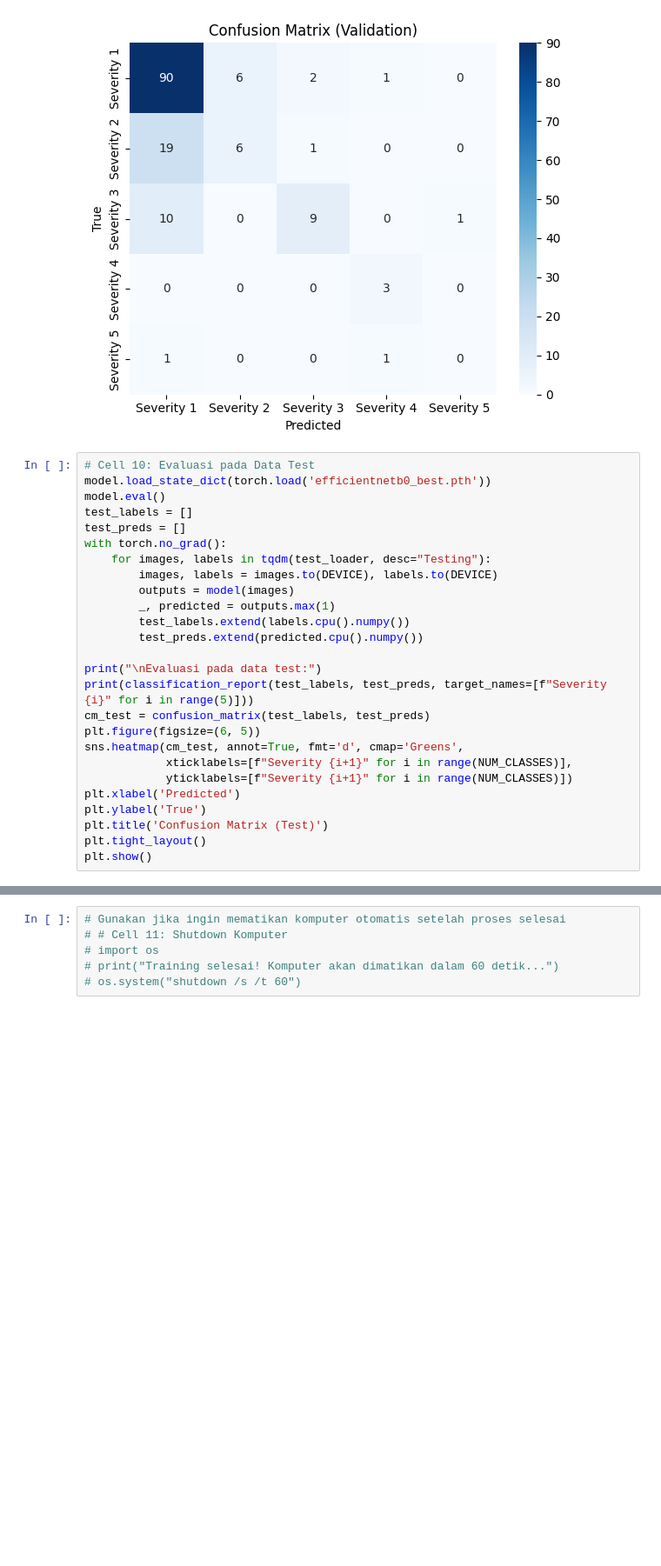
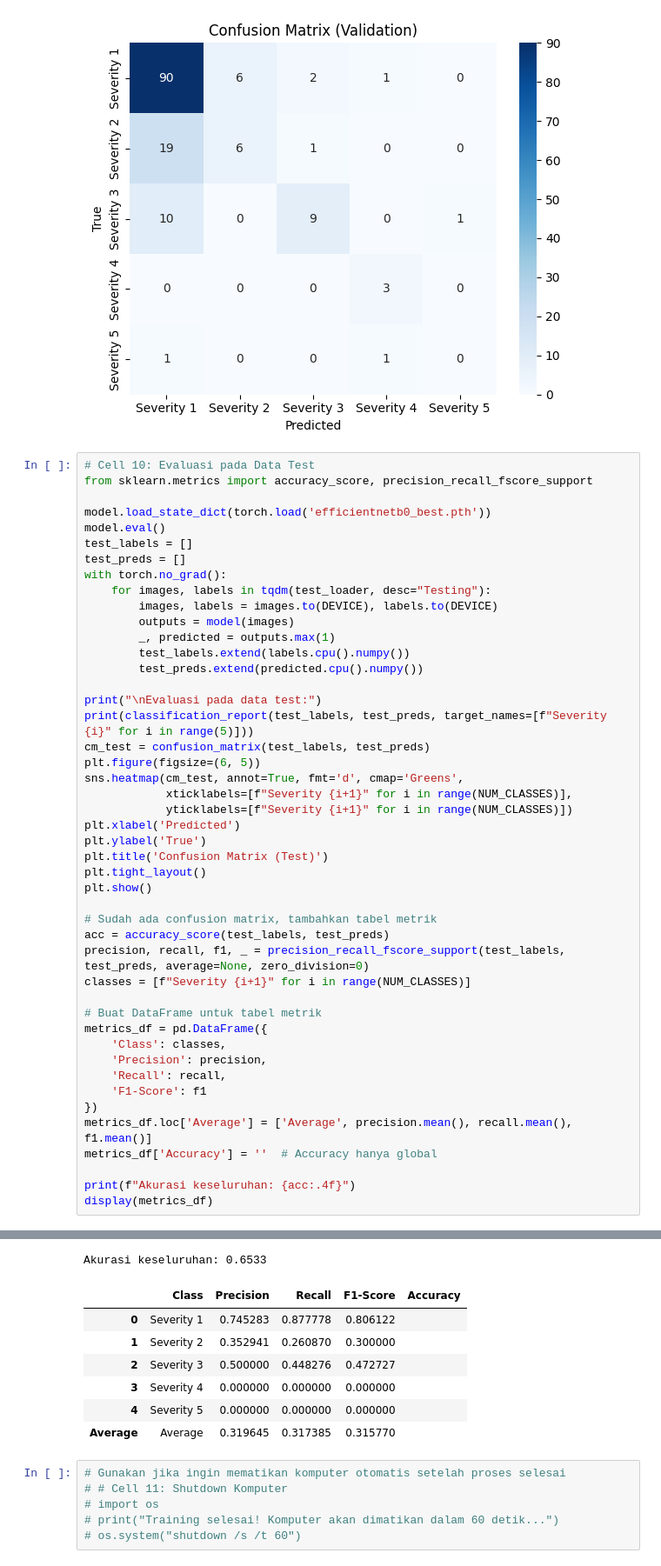
Before and after one commit to aryasetiap/dr-severity-efficientnetb0, a Jupyter notebook: efficientnet-b0.ipynb, the cells around one changed output, grey strips where cells are left out. Shown: that part at 87% size. Drawn from its saved outputs; the diff is of its cells as text; blank space fills up the shorter version.

```diff
--- a/efficientnet-b0.ipynb
+++ b/efficientnet-b0.ipynb
@@ -231,6 +231,8 @@ weighted avg       0.69      0.72      0.69       150
 [figure]
 # %%
 # Cell 10: Evaluasi pada Data Test
+from sklearn.metrics import accuracy_score, precision_recall_fscore_support
+
 model.load_state_dict(torch.load('efficientnetb0_best.pth'))
 model.eval()
 test_labels = []
@@ -242,33 +244,59 @@ with torch.no_grad():
         _, predicted = outputs.max(1)
         test_labels.extend(labels.cpu().numpy())
         test_preds.extend(predicted.cpu().numpy())
 
 print("\nEvaluasi pada data test:")
 print(classification_report(test_labels, test_preds, target_names=[f"Severity {i}" for i in range(5)]))
 cm_test = confusion_matrix(test_labels, test_preds)
 plt.figure(figsize=(6, 5))
 sns.heatmap(cm_test, annot=True, fmt='d', cmap='Greens',
             xticklabels=[f"Severity {i+1}" for i in range(NUM_CLASSES)],
             yticklabels=[f"Severity {i+1}" for i in range(NUM_CLASSES)])
 plt.xlabel('Predicted')
 plt.ylabel('True')
 plt.title('Confusion Matrix (Test)')
 plt.tight_layout()
 plt.show()
+
+# Sudah ada confusion matrix, tambahkan tabel metrik
+acc = accuracy_score(test_labels, test_preds)
+precision, recall, f1, _ = precision_recall_fscore_support(test_labels, test_preds, average=None, zero_division=0)
+classes = [f"Severity {i+1}" for i in range(NUM_CLASSES)]
+
+# Buat DataFrame untuk tabel metrik
+metrics_df = pd.DataFrame({
+    'Class': classes,
+    'Precision': precision,
+    'Recall': recall,
+    'F1-Score': f1
+})
+metrics_df.loc['Average'] = ['Average', precision.mean(), recall.mean(), f1.mean()]
+metrics_df['Accuracy'] = ''  # Accuracy hanya global
+
+print(f"Akurasi keseluruhan: {acc:.4f}")
+display(metrics_df)
 # %% [output]
 Evaluasi pada data test:
               precision    recall  f1-score   support
 
   Severity 0       0.75      0.88      0.81        90
   Severity 1       0.35      0.26      0.30        23
   Severity 2       0.50      0.45      0.47        29
   Severity 3       0.00      0.00      0.00         5
   Severity 4       0.00      0.00      0.00         3
 
     accuracy                           0.65       150
    macro avg       0.32      0.32      0.32       150
 weighted avg       0.60      0.65      0.62       150
 [figure]
+Akurasi keseluruhan: 0.6533
+|  | Class | Precision | Recall | F1-Score | Accuracy |
+| 0 | Severity 1 | 0.745283 | 0.877778 | 0.806122 |  |
+| 1 | Severity 2 | 0.352941 | 0.260870 | 0.300000 |  |
+| 2 | Severity 3 | 0.500000 | 0.448276 | 0.472727 |  |
+| 3 | Severity 4 | 0.000000 | 0.000000 | 0.000000 |  |
+| 4 | Severity 5 | 0.000000 | 0.000000 | 0.000000 |  |
+| Average | Average | 0.319645 | 0.317385 | 0.315770 |  |
 # %%
 # Gunakan jika ingin mematikan komputer otomatis setelah proses selesai
 # # Cell 11: Shutdown Komputer
```
Also changed, not shown: parts of 1 cell of this notebook, 1 other file.
